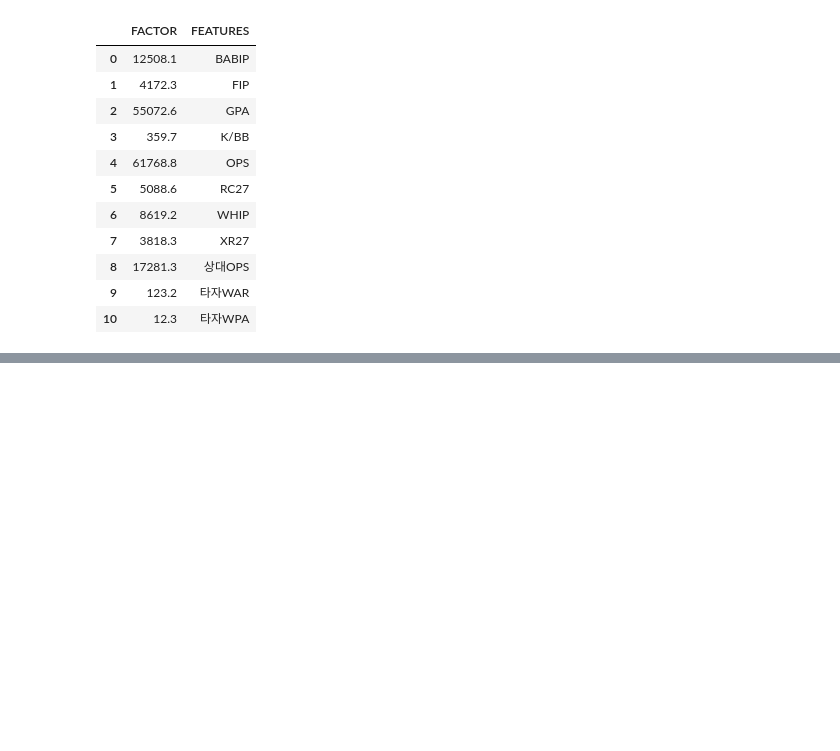
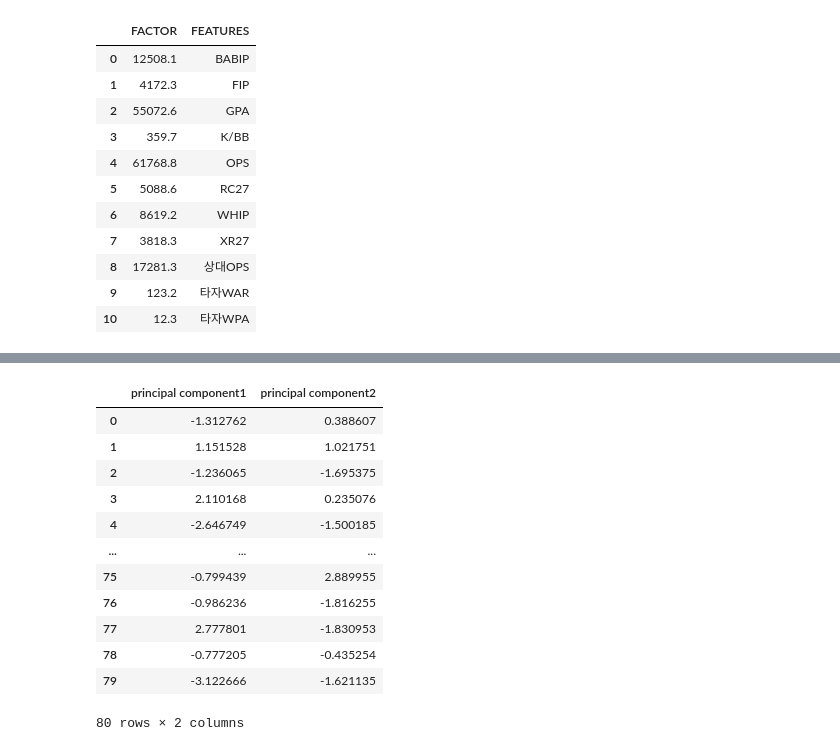
Before and after one commit to won4513/baseball, a Jupyter notebook: kbo/kbo.ipynb, the cells around one changed output, grey strips where cells are left out. Saved outputs shown, nothing was run; the diff lists cells and outputs as text; code cells hidden in the pictures; blank space fills up the shorter version.

```diff
--- a/kbo/kbo.ipynb
+++ b/kbo/kbo.ipynb
@@ -903,0 +904,22 @@ vif.round(1)
+# %%
+from sklearn.decomposition import PCA
+pca = PCA(n_components=2) # 주성분을 몇개로 할지 결정
+printcipalComponents = pca.fit_transform(x)
+principalDf = pd.DataFrame(data=printcipalComponents, columns = ['principal component1', 'principal component2'])
+# 주성분으로 이루어진 데이터 프레임 구성
+
+principalDf
+# %% [output]
+|  | principal component1 | principal component2 |
+| 0 | -1.312762 | 0.388607 |
+| 1 | 1.151528 | 1.021751 |
+| 2 | -1.236065 | -1.695375 |
+| 3 | 2.110168 | 0.235076 |
+| 4 | -2.646749 | -1.500185 |
+| ... | ... | ... |
+| 75 | -0.799439 | 2.889955 |
+| 76 | -0.986236 | -1.816255 |
+| 77 | 2.777801 | -1.830953 |
+| 78 | -0.777205 | -0.435254 |
+| 79 | -3.122666 | -1.621135 |
+80 rows × 2 columns
```
Also changed, not shown: parts of 15 cells of this notebook.
